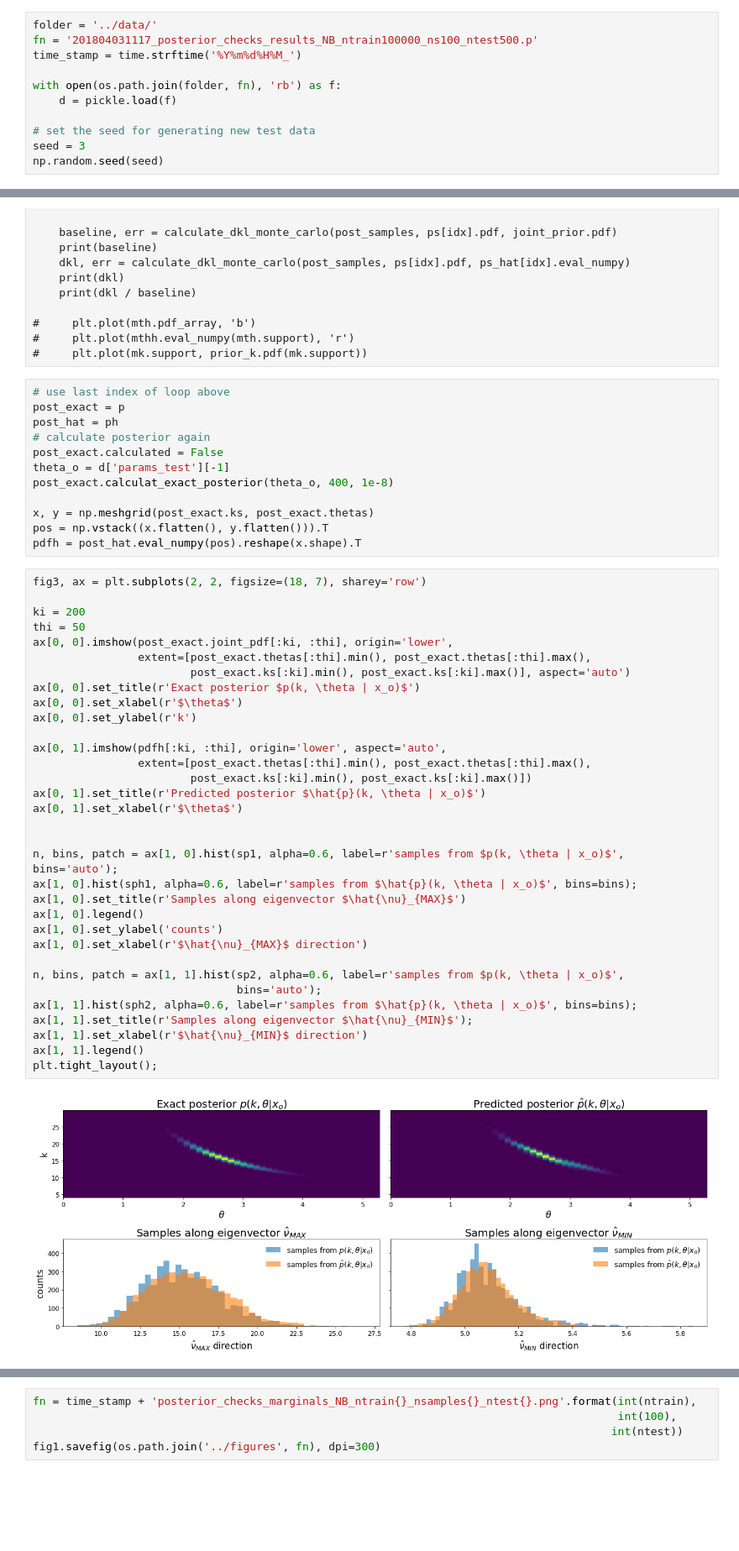
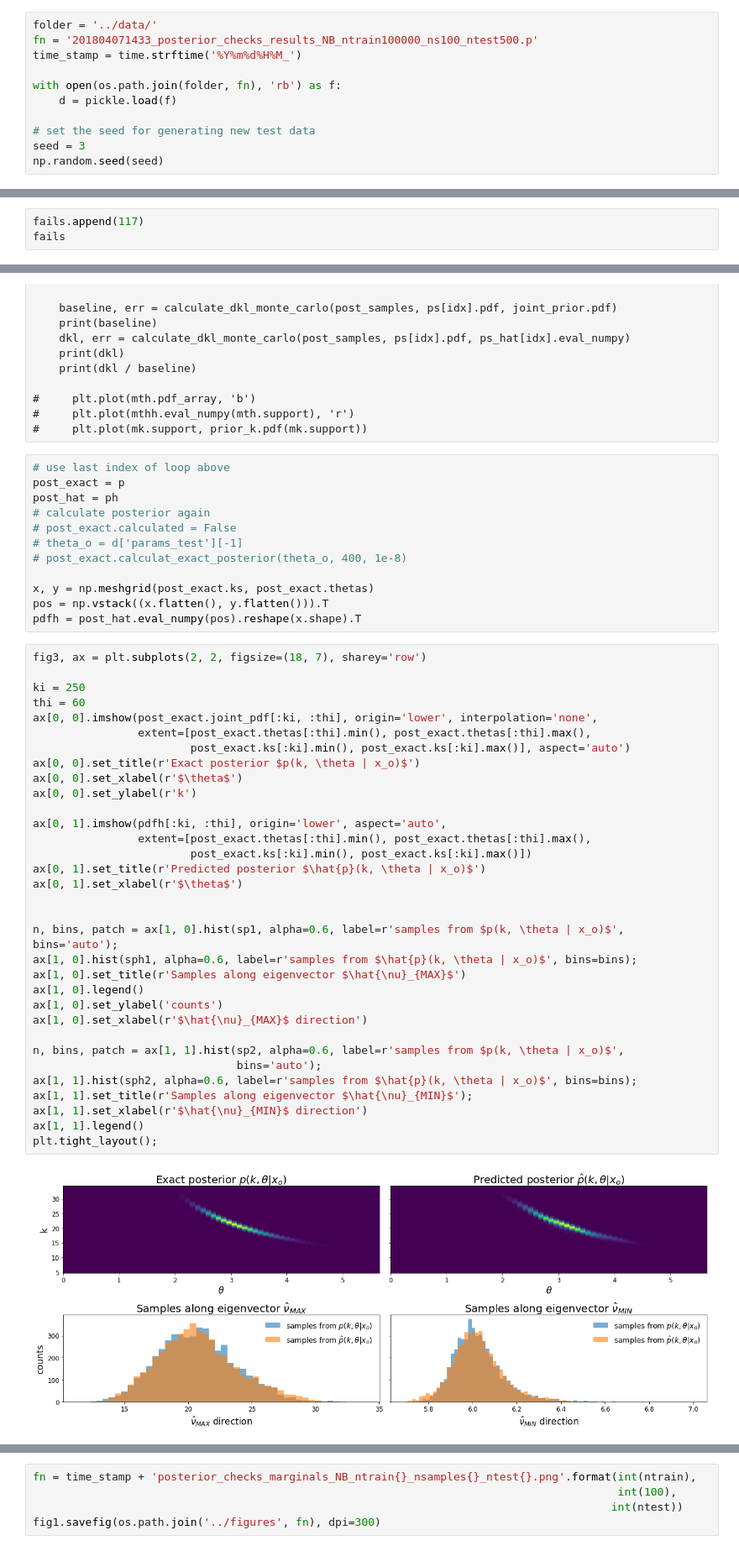
Before and after one commit to janfb/mcabc, a Jupyter notebook: notebooks/ModelComparison_ToyExample_PosteriorChecksNB_Figures.ipynb, the cells around one changed output, grey strips where cells are left out. Shown at 84% size. Saved outputs shown, nothing was run; the diff lists cells and outputs as text; blank space fills up the shorter version.

Commit message:
update figures

```diff
--- a/notebooks/ModelComparison_ToyExample_PosteriorChecksNB_Figures.ipynb
+++ b/notebooks/ModelComparison_ToyExample_PosteriorChecksNB_Figures.ipynb
@@ -27,7 +27,7 @@ mpl.rcParams.update(mpl_params)
 ### Load trained NB posterior
 # %%
 folder = '../data/'
-fn = '201804031117_posterior_checks_results_NB_ntrain100000_ns100_ntest500.p'
+fn = '201804071433_posterior_checks_results_NB_ntrain100000_ns100_ntest500.p'
 time_stamp = time.strftime('%Y%m%d%H%M_')
 
 with open(os.path.join(folder, fn), 'rb') as f:
@@ -73,3 +73,6 @@ theta2, theta3 = 1., 2.
 
 prior_k = scipy.stats.gamma(a=k2, scale=theta2)
 prior_theta = scipy.stats.gamma(a=k3, scale=theta3)
+# %%
+fails.append(117)
+fails
@@ -298,9 +303,9 @@ for idx in largedkls_idx[:3]:
 post_exact = p
 post_hat = ph
 # calculate posterior again
-post_exact.calculated = False
-theta_o = d['params_test'][-1]
-post_exact.calculat_exact_posterior(theta_o, 400, 1e-8)
+# post_exact.calculated = False
+# theta_o = d['params_test'][-1]
+# post_exact.calculat_exact_posterior(theta_o, 400, 1e-8)
 
 x, y = np.meshgrid(post_exact.ks, post_exact.thetas)
 pos = np.vstack((x.flatten(), y.flatten())).T
@@ -308,38 +313,38 @@ pdfh = post_hat.eval_numpy(pos).reshape(x.shape).T
 # %%
 fig3, ax = plt.subplots(2, 2, figsize=(18, 7), sharey='row')
 
-ki = 200
-thi = 50
-ax[0, 0].imshow(post_exact.joint_pdf[:ki, :thi], origin='lower',
+ki = 250
+thi = 60
+ax[0, 0].imshow(post_exact.joint_pdf[:ki, :thi], origin='lower', interpolation='none',
                 extent=[post_exact.thetas[:thi].min(), post_exact.thetas[:thi].max(),
                         post_exact.ks[:ki].min(), post_exact.ks[:ki].max()], aspect='auto')
 ax[0, 0].set_title(r'Exact posterior $p(k, \theta | x_o)$')
 ax[0, 0].set_xlabel(r'$\theta$')
 ax[0, 0].set_ylabel(r'k')
 
 ax[0, 1].imshow(pdfh[:ki, :thi], origin='lower', aspect='auto',
                 extent=[post_exact.thetas[:thi].min(), post_exact.thetas[:thi].max(),
                         post_exact.ks[:ki].min(), post_exact.ks[:ki].max()])
 ax[0, 1].set_title(r'Predicted posterior $\hat{p}(k, \theta | x_o)$')
 ax[0, 1].set_xlabel(r'$\theta$')
 
 
 n, bins, patch = ax[1, 0].hist(sp1, alpha=0.6, label=r'samples from $p(k, \theta | x_o)$', bins='auto');
 ax[1, 0].hist(sph1, alpha=0.6, label=r'samples from $\hat{p}(k, \theta | x_o)$', bins=bins);
 ax[1, 0].set_title(r'Samples along eigenvector $\hat{\nu}_{MAX}$')
 ax[1, 0].legend()
 ax[1, 0].set_ylabel('counts')
 ax[1, 0].set_xlabel(r'$\hat{\nu}_{MAX}$ direction')
 
 n, bins, patch = ax[1, 1].hist(sp2, alpha=0.6, label=r'samples from $p(k, \theta | x_o)$',
                                bins='auto');
 ax[1, 1].hist(sph2, alpha=0.6, label=r'samples from $\hat{p}(k, \theta | x_o)$', bins=bins);
 ax[1, 1].set_title(r'Samples along eigenvector $\hat{\nu}_{MIN}$');
 ax[1, 1].set_xlabel(r'$\hat{\nu}_{MIN}$ direction')
 ax[1, 1].legend()
 plt.tight_layout();
 # %% [output]
-[figure, old version]
+[figure, new version]
 # %%
 fig2, ax = plt.subplots(2, 4, figsize=(18, 7))
 
```
Also changed, not shown: parts of 4 cells of this notebook, 2 other files.
